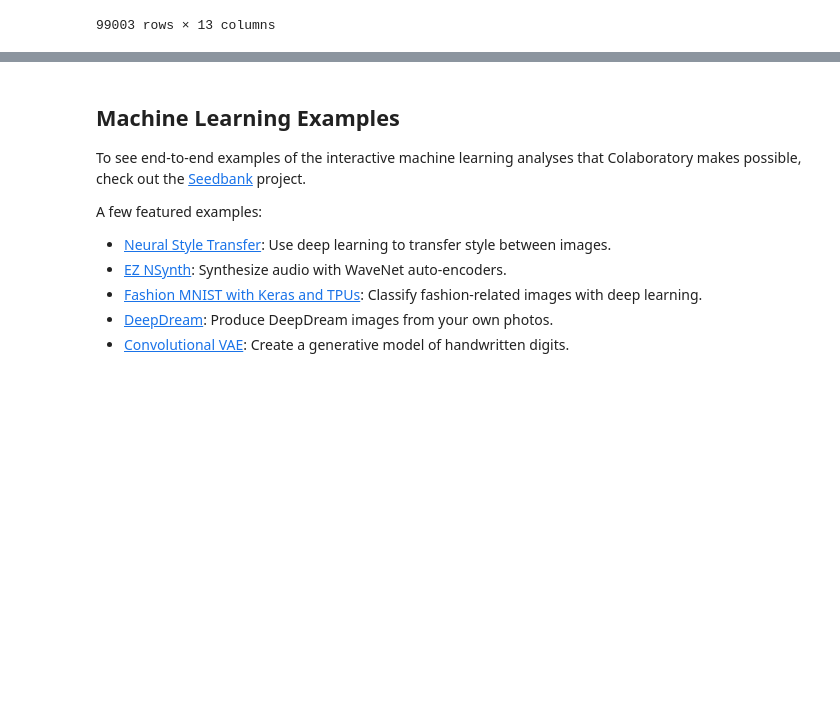
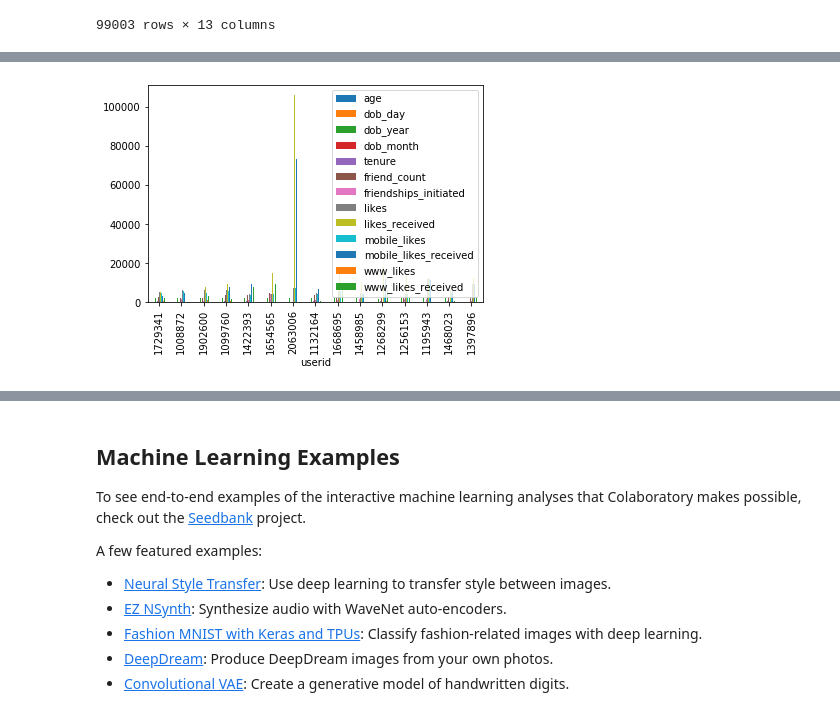
Before and after one commit to 19PA1A0474/code-era, a Jupyter notebook: HEADACHE2.ipynb, the cells around one changed output, grey strips where cells are left out. Cells and saved outputs as stored; diff of their text form; code cells hidden in the pictures; blank space fills up the shorter version.

```diff
--- a/HEADACHE2.ipynb
+++ b/HEADACHE2.ipynb
@@ -241,0 +538,6 @@ fb.isna()
+# %%
+b=fb.tail(15)
+b.plot(kind="bar")
+plt.show()
+# %% [output]
+[figure, added]
```
Also changed, not shown: parts of 33 cells of this notebook.
